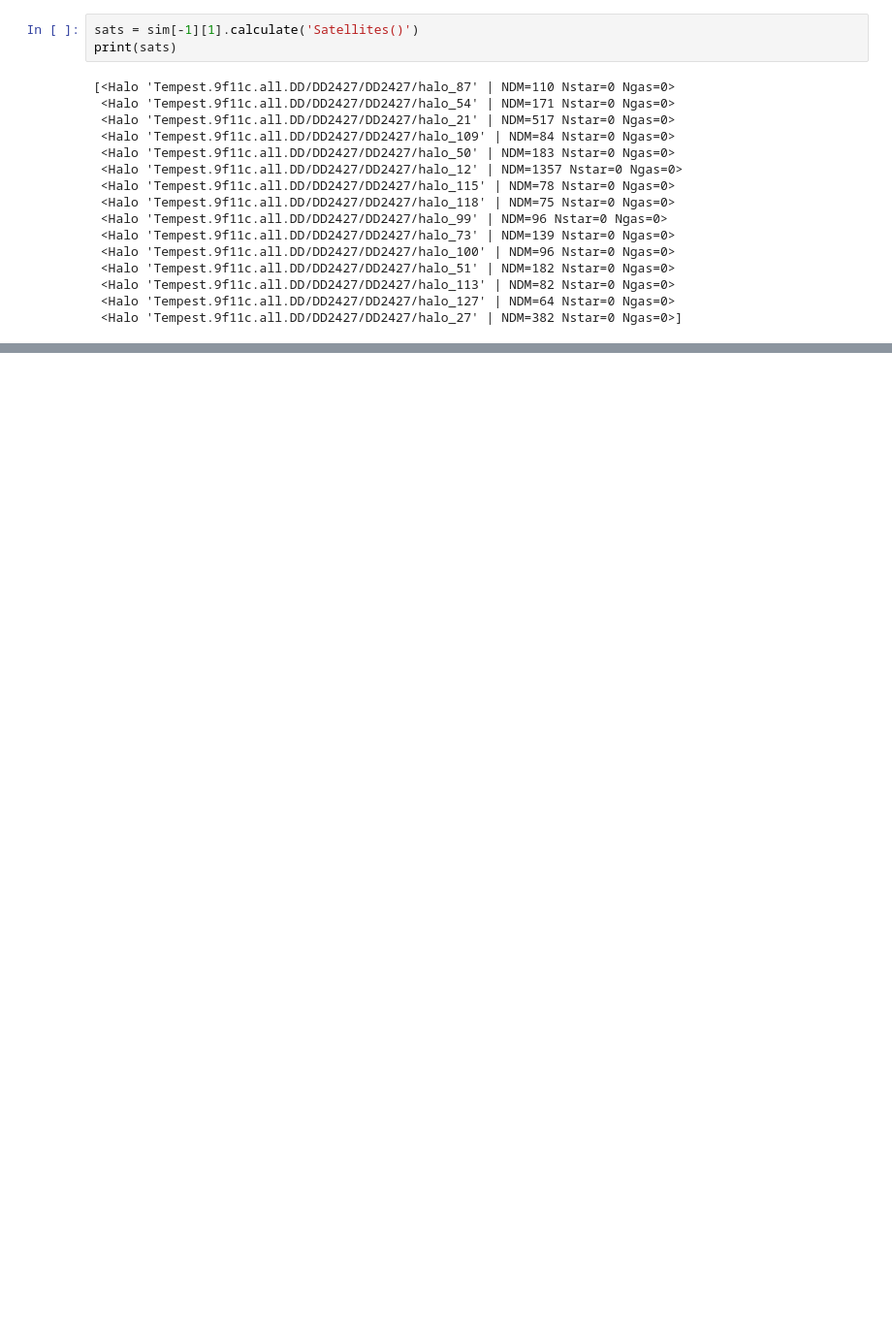
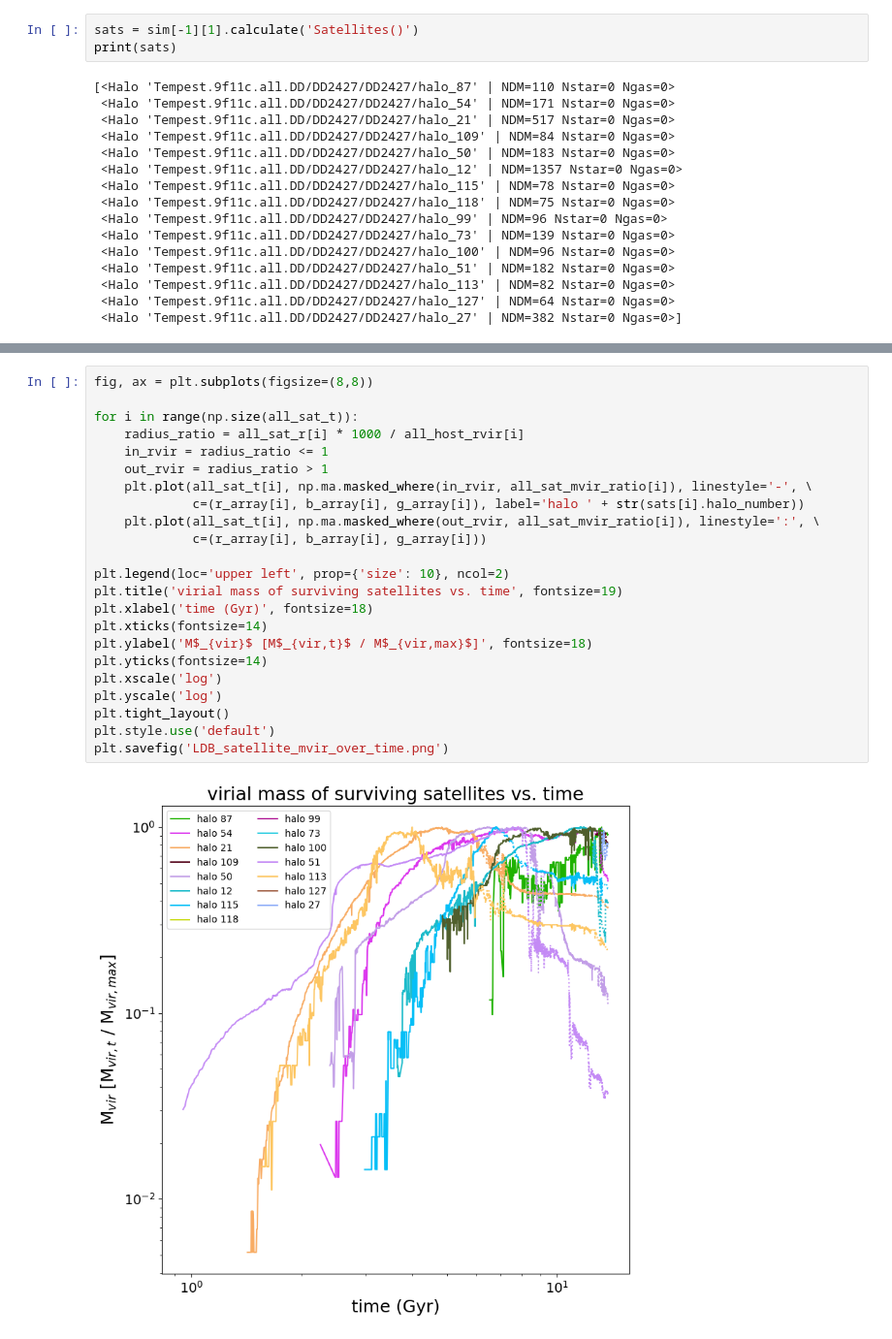
Before and after one commit to nguyenbinh1612/STScI_Summer2022, a Jupyter notebook: 2nd_try_tangos.ipynb, the cells around one changed output, grey strips where cells are left out. Shown at 97% size. Cells and saved outputs as stored; diff of their text form; blank space fills up the shorter version.

```diff
--- a/2nd_try_tangos.ipynb
+++ b/2nd_try_tangos.ipynb
@@ -345,0 +182,25 @@ plt.savefig('LDB_satellite_mvir_over_time.png')
+# %%
+fig, ax = plt.subplots(figsize=(8,8))
+
+for i in range(np.size(all_sat_t)):
+    radius_ratio = all_sat_r[i] * 1000 / all_host_rvir[i]
+    in_rvir = radius_ratio <= 1
+    out_rvir = radius_ratio > 1
+    plt.plot(all_sat_t[i], np.ma.masked_where(in_rvir, all_sat_mvir_ratio[i]), linestyle='-', \
+             c=(r_array[i], b_array[i], g_array[i]), label='halo ' + str(sats[i].halo_number))
+    plt.plot(all_sat_t[i], np.ma.masked_where(out_rvir, all_sat_mvir_ratio[i]), linestyle=':', \
+             c=(r_array[i], b_array[i], g_array[i]))
+
+plt.legend(loc='upper left', prop={'size': 10}, ncol=2)
+plt.title('virial mass of surviving satellites vs. time', fontsize=19)
+plt.xlabel('time (Gyr)', fontsize=18)
+plt.xticks(fontsize=14)
+plt.ylabel('M$_{vir}$ [M$_{vir,t}$ / M$_{vir,max}$]', fontsize=18)
+plt.yticks(fontsize=14)
+plt.xscale('log')
+plt.yscale('log')
+plt.tight_layout()
+plt.style.use('default')
+plt.savefig('LDB_satellite_mvir_over_time.png')
+# %% [output]
+[figure, added]
```
Also changed, not shown: parts of 8 cells of this notebook, 4 other files.
